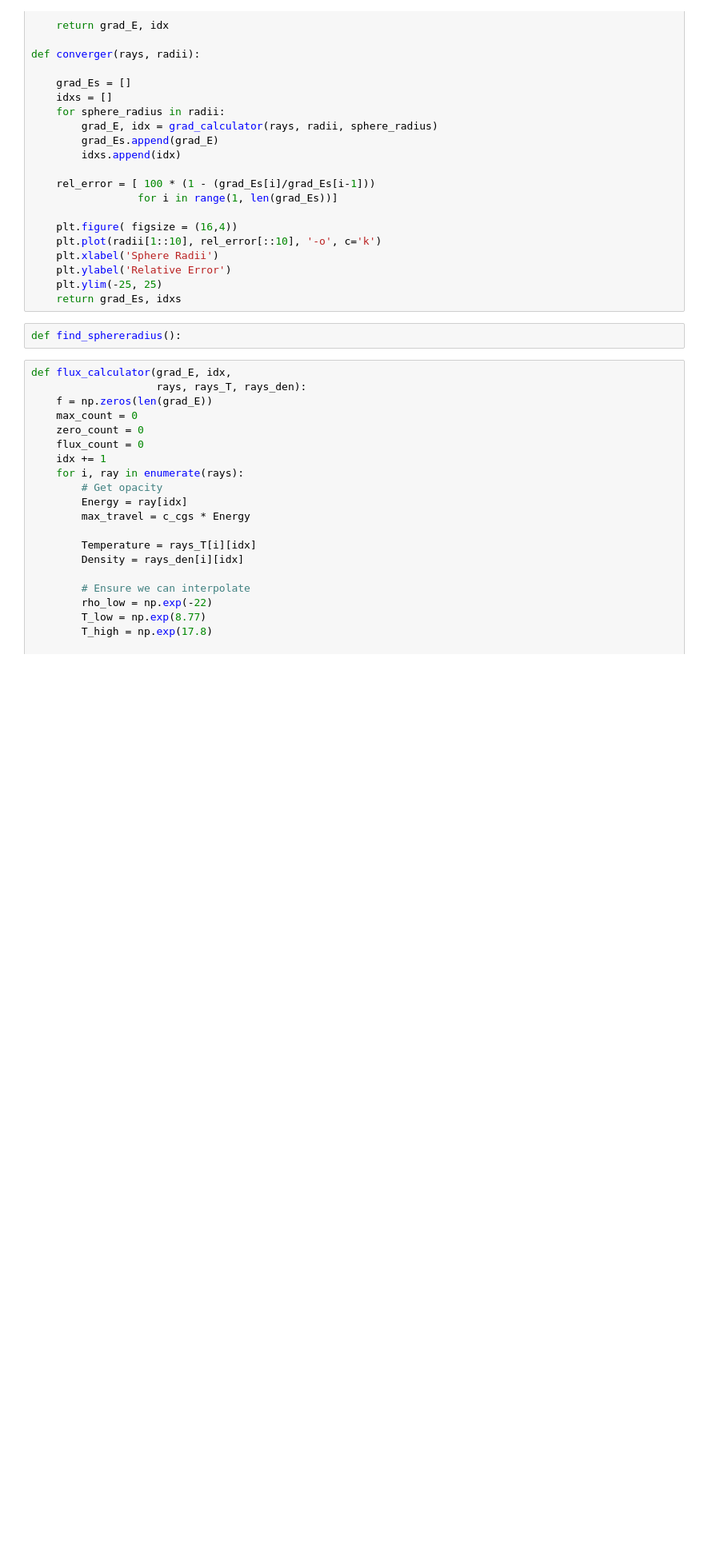
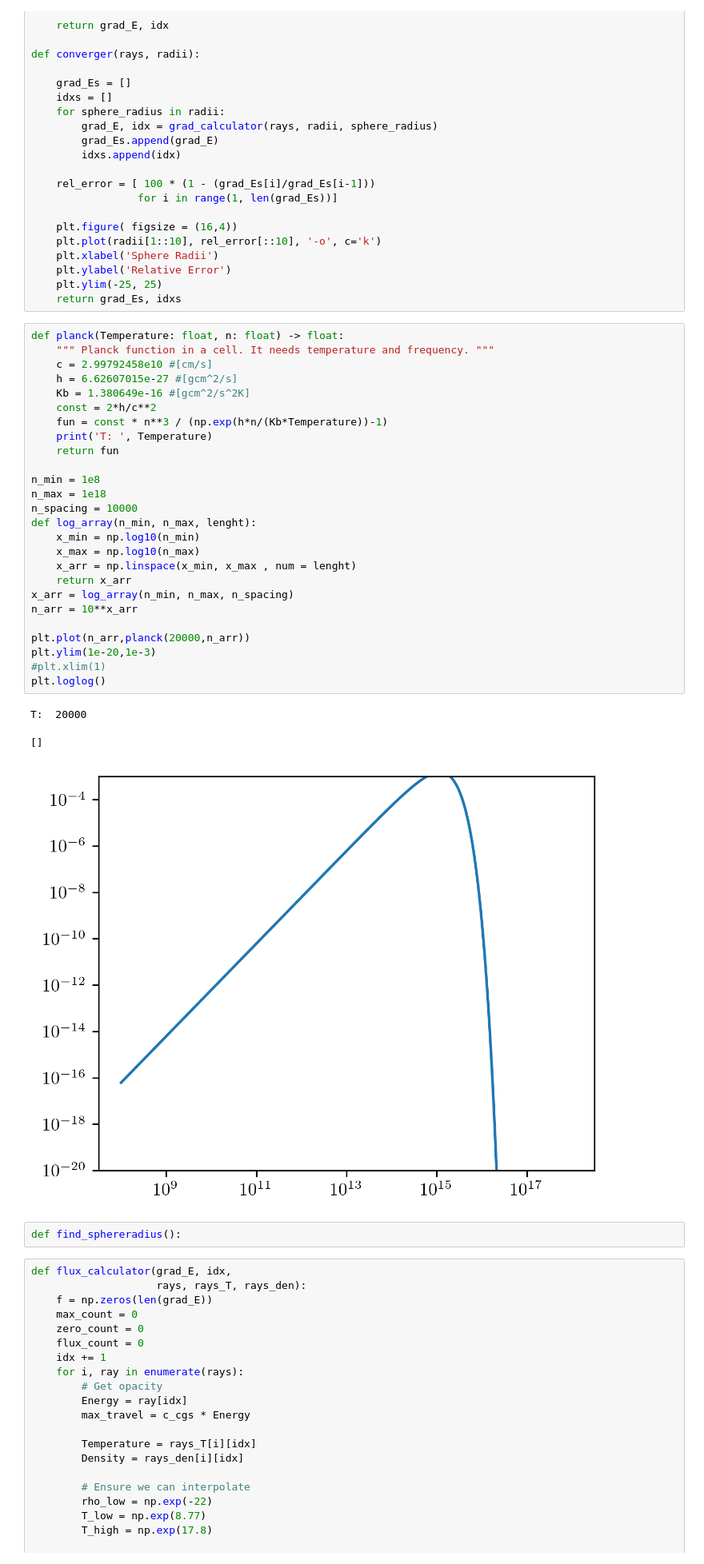
Before and after one commit to KKilmetis8/tde_comparison, a Jupyter notebook: PAOLA_test_red.ipynb, the cells around one changed output. Shown at 80% size. Drawn from its saved outputs; the diff is of its cells as text; blank space fills up the shorter version.

```diff
--- a/PAOLA_test_red.ipynb
+++ b/PAOLA_test_red.ipynb
@@ -63,6 +63,36 @@ def converger(rays, radii):
     plt.ylabel('Relative Error')
     plt.ylim(-25, 25)
     return grad_Es, idxs
+# %%
+def planck(Temperature: float, n: float) -> float:
+    """ Planck function in a cell. It needs temperature and frequency. """
+    c = 2.99792458e10 #[cm/s]
+    h = 6.62607015e-27 #[gcm^2/s]
+    Kb = 1.380649e-16 #[gcm^2/s^2K]
+    const = 2*h/c**2
+    fun = const * n**3 / (np.exp(h*n/(Kb*Temperature))-1)
+    print('T: ', Temperature)
+    return fun
+
+n_min = 1e8
+n_max = 1e18
+n_spacing = 10000
+def log_array(n_min, n_max, lenght):
+    x_min = np.log10(n_min)
+    x_max = np.log10(n_max)
+    x_arr = np.linspace(x_min, x_max , num = lenght)
+    return x_arr
+x_arr = log_array(n_min, n_max, n_spacing)
+n_arr = 10**x_arr
+
+plt.plot(n_arr,planck(20000,n_arr))
+plt.ylim(1e-20,1e-3)
+#plt.xlim(1)
+plt.loglog()
+# %% [output]
+T:  20000
+[]
+[figure, added]
 # %%
 def find_sphereradius():
 # %%
```
Also changed, not shown: 11 other files.
